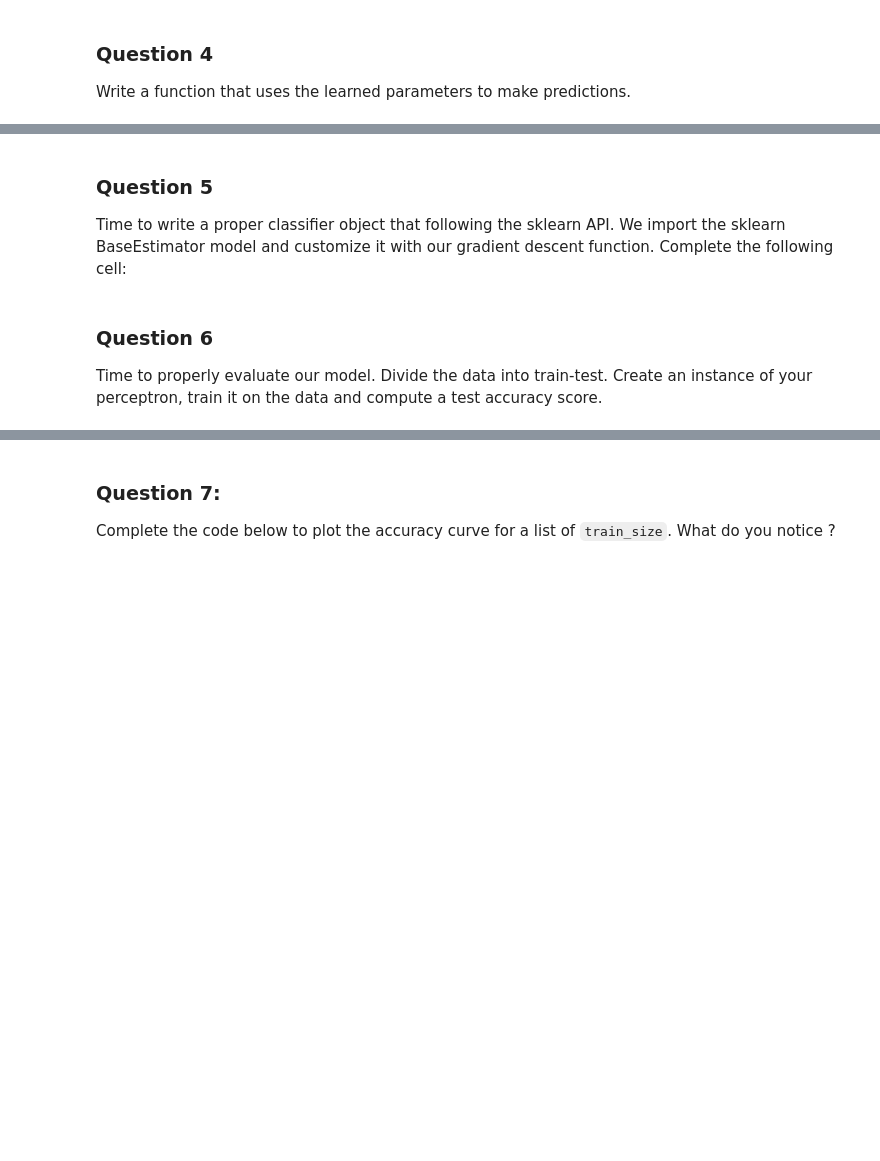
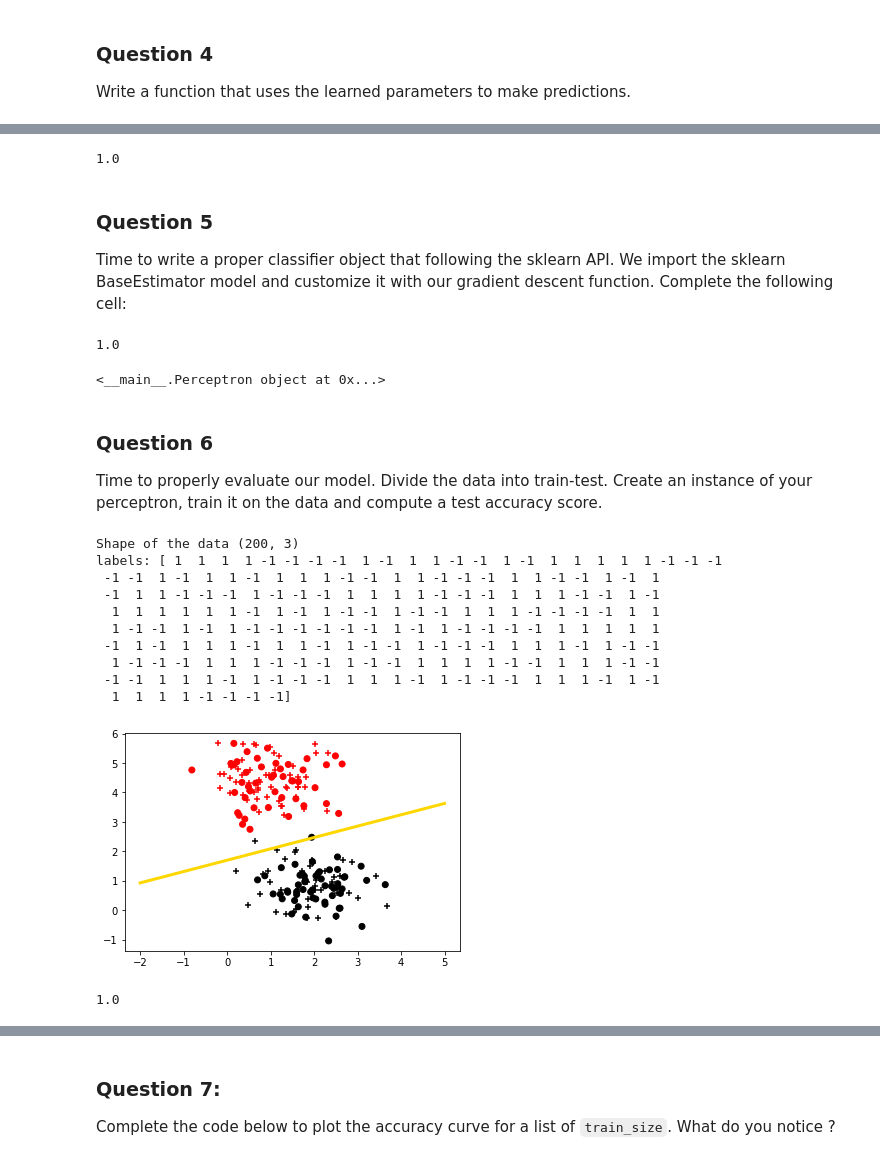
Before and after one commit to aiteachings/NYU-AI-Summer23, a Jupyter notebook: static_files/code/perceptron.ipynb, the cells around one changed output, grey strips where cells are left out. Saved outputs shown, nothing was run; the diff lists cells and outputs as text; code cells hidden in the pictures; blank space fills up the shorter version.

Commit message:
fix date perceptron

```diff
--- a/static_files/code/perceptron.ipynb
+++ b/static_files/code/perceptron.ipynb
@@ -86,4 +145,4 @@ Write a function that uses the learned parameters to make predictions.
 # %%
 def predict(x, w):
 
-    return
+    return x.dot(w)
@@ -90,19 +157,38 @@ def predict(x, w):
+# %%
+np.array([np.sign(predict(xx, w) )== yy  for (xx, yy) in zip(X, y)]).mean()
+# %% [output]
+1.0
 # %% [markdown]
 ### Question 5
 Time to write a proper classifier object that following the sklearn API. We import the sklearn BaseEstimator model and customize it with our gradient descent function. Complete the following cell:
 # %%
 from sklearn.base import BaseEstimator
 
-class Perceptron(BaseEstimator):
-    def __init__(self, step_size=0.1, n_iter=1000):
+class Perceptron():
+    def __init__(self, step_size=0.001, n_iter=1000):
         self.step_size = step_size
         self.n_iter = n_iter
 
     def fit(self, X, y):
-        # TODO
+        self.w = gradient_descent(X, y, self.step_size, self.n_iter)
 
     def predict(self, X):
-        # TO DO
+        return np.sign(X.dot(self.w))
+
+    def score(self, X, y):
+        ypred = self.predict(X)
+        s = (ypred == y).mean()
+        return s
+# %%
+mymodel = Perceptron(step_size=0.01, n_iter=100)
+mymodel.fit(X, y)
+mymodel.score(X, y)
+# %% [output]
+1.0
+# %%
+print(mymodel)
+# %% [output]
+<__main__.Perceptron object at 0x...>
 # %% [markdown]
 ### Question 6
 Time to properly evaluate our model. Divide the data into train-test.
@@ -113,0 +196,49 @@ X_train, X_test, y_train, y_test = train_test_split(X, y, test_size=0.5)
+# %%
+from sklearn.model_selection import train_test_split
+
+X, y = make_blobs(n_samples=200, centers=2, n_features=2, cluster_std=0.7, random_state=0)
+
+X = np.hstack((X, np.ones((len(X), 1))))
+labels = y.copy()
+y[y==0] = -1
+
+print("Shape of the data", X.shape)
+print("labels:", y)
+
+
+
+X_train, X_test, y_train, y_test = train_test_split(X, y, test_size=0.5)
+
+mymodel = Perceptron(step_size=0.01, n_iter=100)
+mymodel.fit(X_train, y_train)
+mymodel.score(X_test, y_test)
+w = mymodel.w
+
+point0 = [-2, 5.]
+point1 = [-w[2] / w[1], -(w[2] + w[0] * 3)/w[1]]
+
+
+scatter_colors_train = np.array(colors)[(y_train > 0).astype(int)]
+scatter_colors_test = np.array(colors)[(y_test > 0).astype(int)]
+
+plt.figure()
+plt.scatter(X_train[:, 0], X_train[:, 1], color=scatter_colors_train)
+plt.plot(point0, point1, lw=3, color="gold")
+plt.scatter(X_test[:, 0], X_test[:, 1], color=scatter_colors_test, marker="+")
+plt.show()
+# %% [output]
+Shape of the data (200, 3)
+labels: [ 1  1  1  1 -1 -1 -1 -1  1 -1  1  1 -1 -1  1 -1  1  1  1  1  1 -1 -1 -1
+ -1 -1  1 -1  1  1 -1  1  1  1 -1 -1  1  1 -1 -1 -1  1  1 -1 -1  1 -1  1
+ -1  1  1 -1 -1 -1  1 -1 -1 -1  1  1  1  1 -1 -1 -1  1  1  1 -1 -1  1 -1
+  1  1  1  1  1  1 -1  1 -1  1 -1 -1  1 -1 -1  1  1  1 -1 -1 -1 -1  1  1
+  1 -1 -1  1 -1  1 -1 -1 -1 -1 -1 -1  1 -1  1 -1 -1 -1 -1  1  1  1  1  1
+ -1  1 -1  1  1  1 -1  1  1 -1  1 -1 -1  1 -1 -1 -1  1  1  1 -1  1 -1 -1
+  1 -1 -1 -1  1  1  1 -1 -1 -1  1 -1 -1  1  1  1  1 -1 -1  1  1  1 -1 -1
+ -1 -1  1  1  1 -1  1 -1 -1 -1  1  1  1 -1  1 -1 -1 -1  1  1  1 -1  1 -1
+  1  1  1  1 -1 -1 -1 -1]
+[figure, added]
+# %%
+mymodel.score(X_train, y_train)
+# %% [output]
+1.0
```
Also changed, not shown: parts of 13 cells of this notebook.
